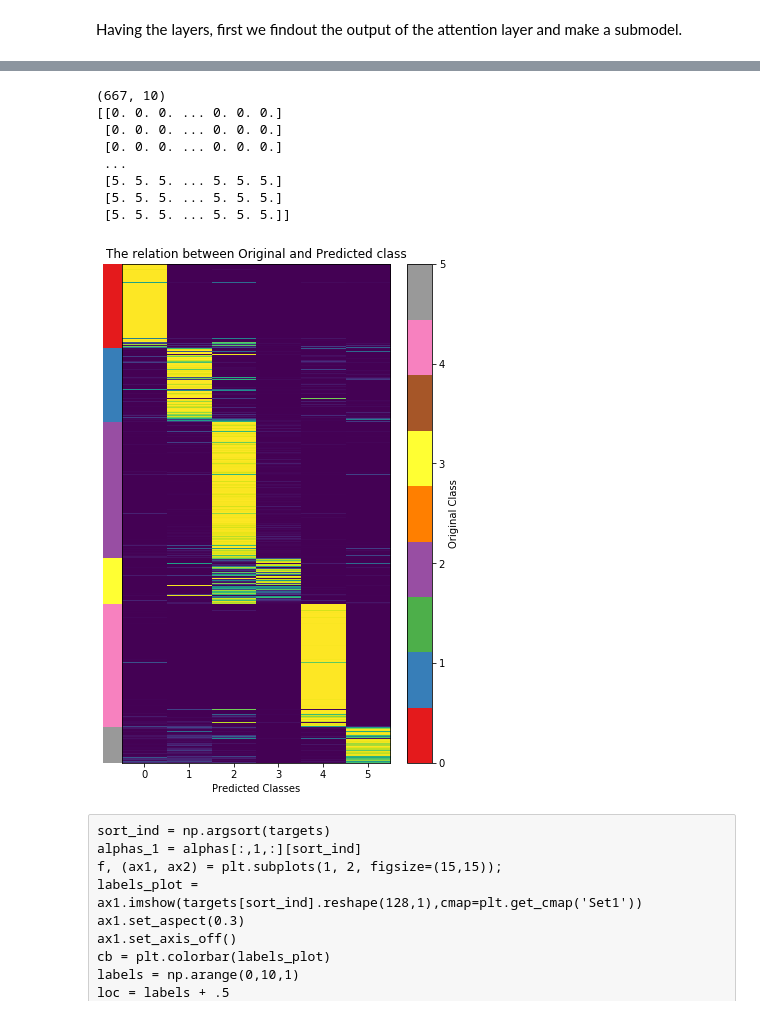
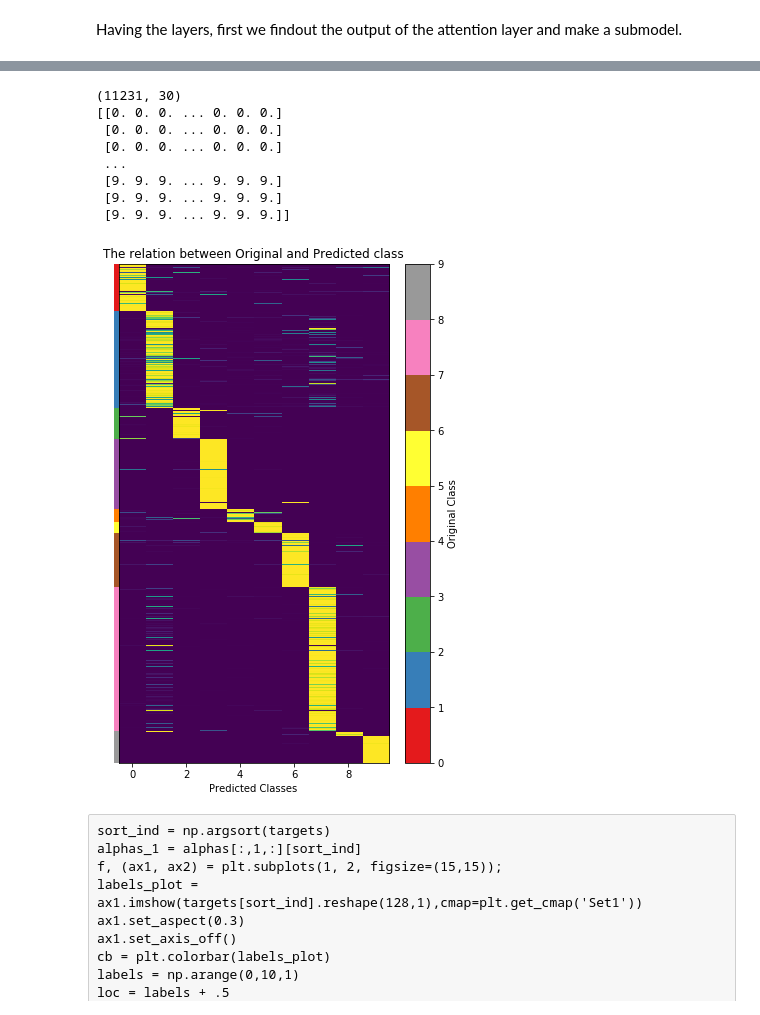
Before and after one commit to jingry/autoBioSeqpy, a Jupyter notebook: notebook/An Example of Attention Layer Plotting.ipynb, the cells around one changed output, grey strips where cells are left out. Drawn from its saved outputs; the diff is of its cells as text; code cells hidden in the pictures.

```diff
--- a/notebook/An Example of Attention Layer Plotting.ipynb
+++ b/notebook/An Example of Attention Layer Plotting.ipynb
@@ -374,39 +437,39 @@ att1.shape
 # %%
-y_label = np.array(testLabelArrs[0]).reshape(667,1)
-y_label_for_plotting = y_label.dot(np.ones([1,10]))
+y_label = np.array(testLabelArrs[0]).reshape(11231,1)
+y_label_for_plotting = y_label.dot(np.ones([1,30]))
 print(y_label_for_plotting.shape)
 print(y_label_for_plotting)
 # %% [output]
-(667, 10)
+(11231, 30)
 [[0. 0. 0. ... 0. 0. 0.]
  [0. 0. 0. ... 0. 0. 0.]
  [0. 0. 0. ... 0. 0. 0.]
  ...
- [5. 5. 5. ... 5. 5. 5.]
- [5. 5. 5. ... 5. 5. 5.]
- [5. 5. 5. ... 5. 5. 5.]]
+ [9. 9. 9. ... 9. 9. 9.]
+ [9. 9. 9. ... 9. 9. 9.]
+ [9. 9. 9. ... 9. 9. 9.]]
 # %%
 f, (ax1, ax2) = plt.subplots(1, 2, figsize=(15,15));
 
 # labels_plot = ax1.imshow(y_label,cmap=plt.get_cmap('Set1'))
 labels_plot = ax1.imshow(y_label_for_plotting,cmap=plt.get_cmap('Set1'))
 
 ax1.set_aspect(0.3)
 ax1.set_axis_off()
 cb = plt.colorbar(labels_plot)
-labels = np.arange(0,6,1)
+labels = np.arange(0,10,1)
 loc = labels
 cb.set_ticks(loc)
-cb.set_ticklabels(list(range(6)))
+cb.set_ticklabels(list(range(10)))
 cb.set_label('Original Class')
 att_plot = ax2.imshow(att1, aspect='auto')
 ax2.yaxis.set_visible(False)
-plt.tight_layout(pad=28, w_pad=0.5, h_pad=1.0)
+plt.tight_layout(pad=28, w_pad=1.7, h_pad=1.0)
 plt.xlabel('Predicted Classes')
 plt.title('The relation between Original and Predicted class')
 plt.show()
 # %% [output]
-[figure, old version]
+[figure, new version]
 # %% [raw]
 sort_ind = np.argsort(targets)
 alphas_1 = alphas[:,1,:][sort_ind]
```
Also changed, not shown: parts of 20 cells of this notebook, 25 other files.
